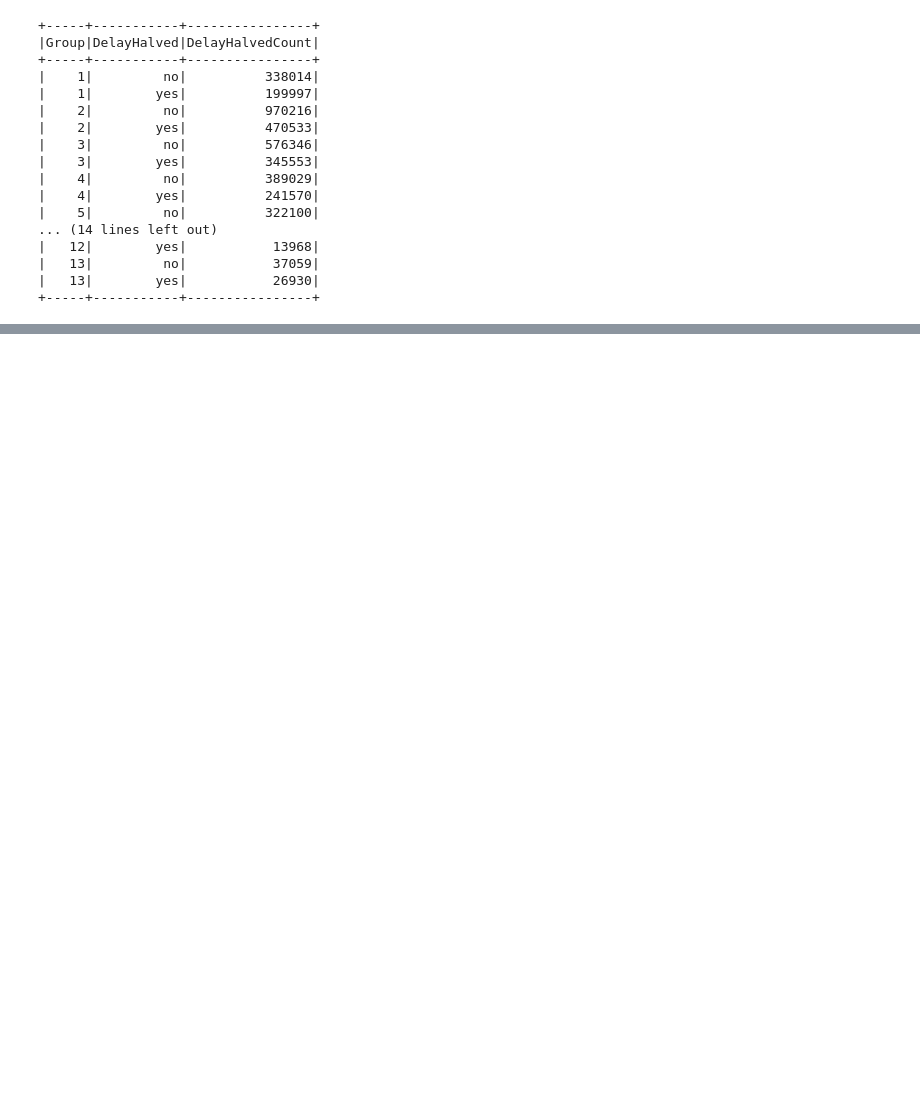
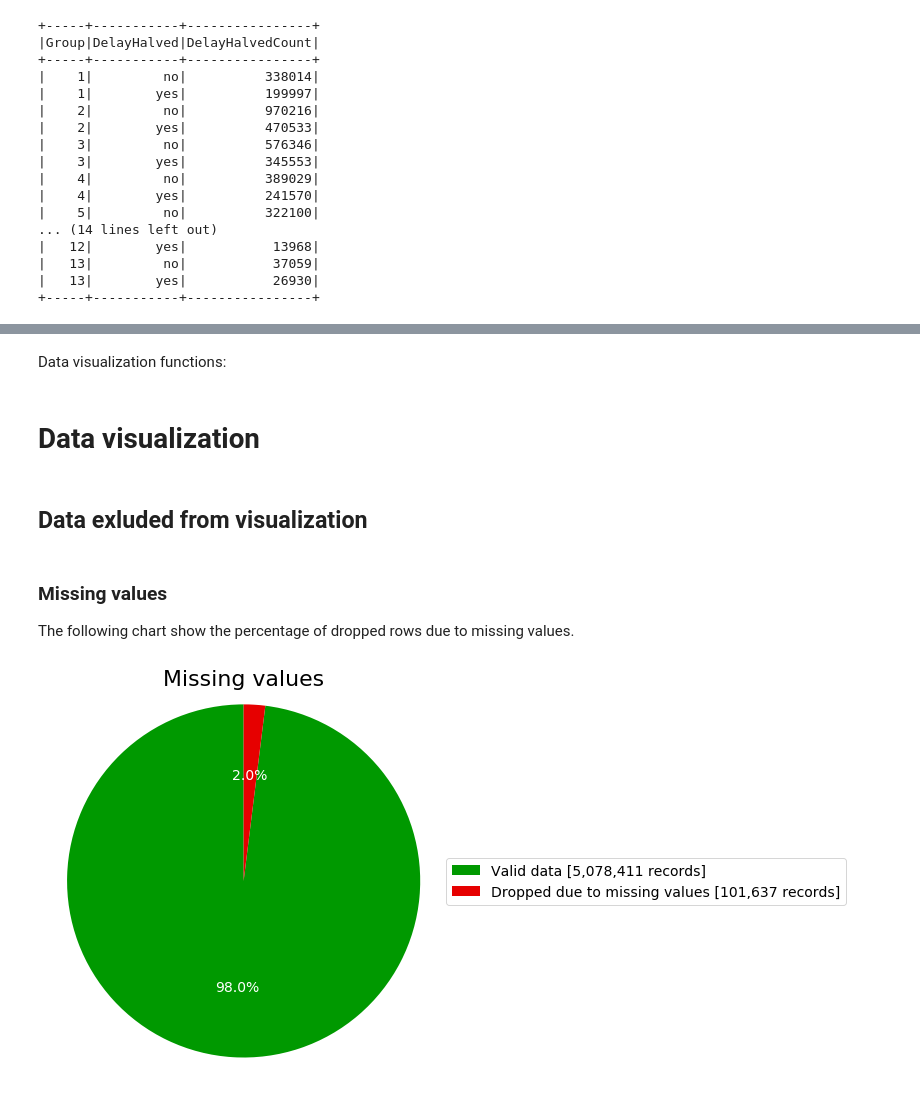
Before and after one commit to polimi-mt-acg/USA-airlines-statistics-1994-2008, a Jupyter notebook: notebooks/03-distance-groups-percentages-halved-delay.ipynb, the cells around one changed output, grey strips where cells are left out. Saved outputs shown, nothing was run; the diff lists cells and outputs as text; code cells hidden in the pictures; blank space fills up the shorter version.

Commit message:
Data visualization on 03 WIP

```diff
--- a/notebooks/03-distance-groups-percentages-halved-delay.ipynb
+++ b/notebooks/03-distance-groups-percentages-halved-delay.ipynb
@@ -148,7 +139,10 @@ N_before = df.count() # 5180048
 df = df.dropna()
 N_after = df.count() # 5180048
 
-print("# of rows \n\t BEFORE: {}\n\t  AFTER: {}\n\tDROPPED: {}".format(N_before, N_after, N_before-N_after))
+total_flights_before_drop=N_before
+rows_dropped_due_to_null=N_before-N_after
+
+print("# of rows \n\t BEFORE: {:,}\n\t  AFTER: {:,}\n\tDROPPED: {:,}".format(N_before, N_after, rows_dropped_due_to_null))
 
 df.show(5)
 # %% [output]
@@ -324,0 +337,2 @@ asserting: 63989 == 37059 + 26930
+# %% [markdown]
+Data visualization functions:
@@ -324,0 +469,12 @@ asserting: 63989 == 37059 + 26930
+# %% [markdown]
+# Data visualization
+# %% [markdown]
+## Data exluded from visualization
+# %% [markdown]
+### Missing values
+
+The following chart show the percentage of dropped rows due to missing values.
+# %%
+show_missing_pie_chart()
+# %% [output]
+[figure, added]
```
Also changed, not shown: parts of 13 cells of this notebook.
